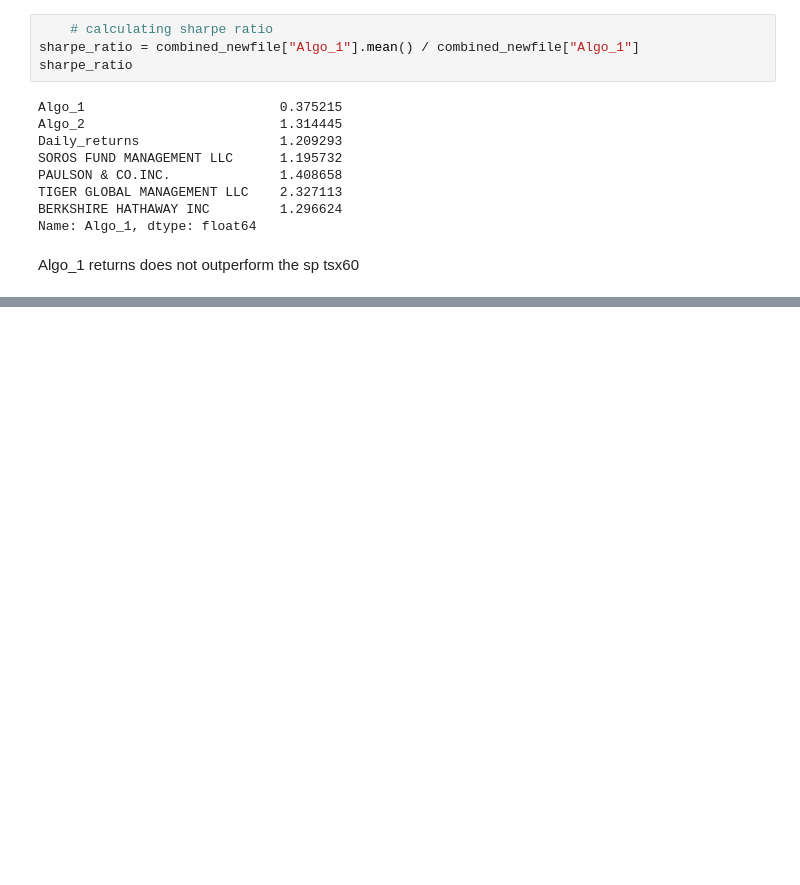
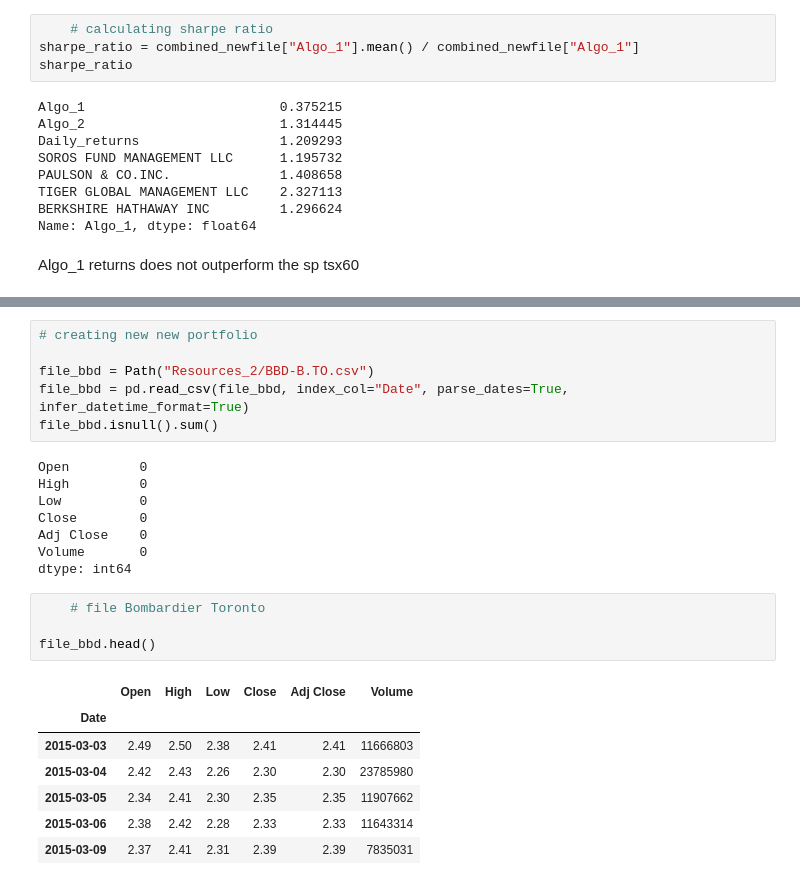
Before and after one commit to Jovan671/Pandas_Unit_04_assignment, a Jupyter notebook: main.ipynb, the cells around one changed output, grey strips where cells are left out. Saved outputs shown, nothing was run; the diff lists cells and outputs as text; blank space fills up the shorter version.

```diff
--- a/main.ipynb
+++ b/main.ipynb
@@ -320,0 +430,26 @@ sharpe_ratio.plot(figsize = (20,10), title = "Sharpe ratio")
+# %%
+# creating new new portfolio
+
+file_bbd = Path("Resources_2/BBD-B.TO.csv")
+file_bbd = pd.read_csv(file_bbd, index_col="Date", parse_dates=True, infer_datetime_format=True)
+file_bbd.isnull().sum()
+# %% [output]
+Open         0
+High         0
+Low          0
+Close        0
+Adj Close    0
+Volume       0
+dtype: int64
+# %%
+    # file Bombardier Toronto
+
+file_bbd.head()
+# %% [output]
+|  | Open | High | Low | Close | Adj Close | Volume |
+| Date |  |  |  |  |  |  |
+| 2015-03-03 | 2.49 | 2.50 | 2.38 | 2.41 | 2.41 | 11666803 |
+| 2015-03-04 | 2.42 | 2.43 | 2.26 | 2.30 | 2.30 | 23785980 |
+| 2015-03-05 | 2.34 | 2.41 | 2.30 | 2.35 | 2.35 | 11907662 |
+| 2015-03-06 | 2.38 | 2.42 | 2.28 | 2.33 | 2.33 | 11643314 |
+| 2015-03-09 | 2.37 | 2.41 | 2.31 | 2.39 | 2.39 | 7835031 |
```
Also changed, not shown: parts of 16 cells of this notebook, 3 other files.
